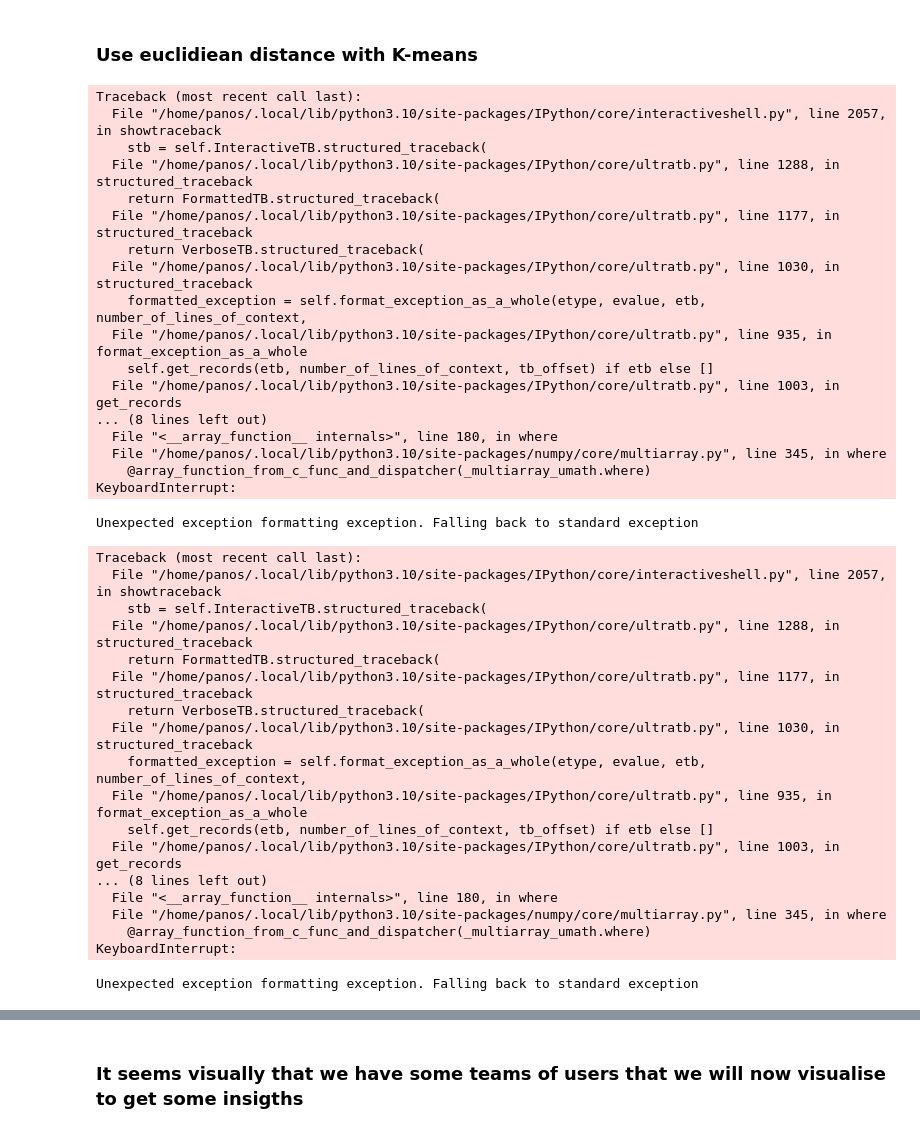
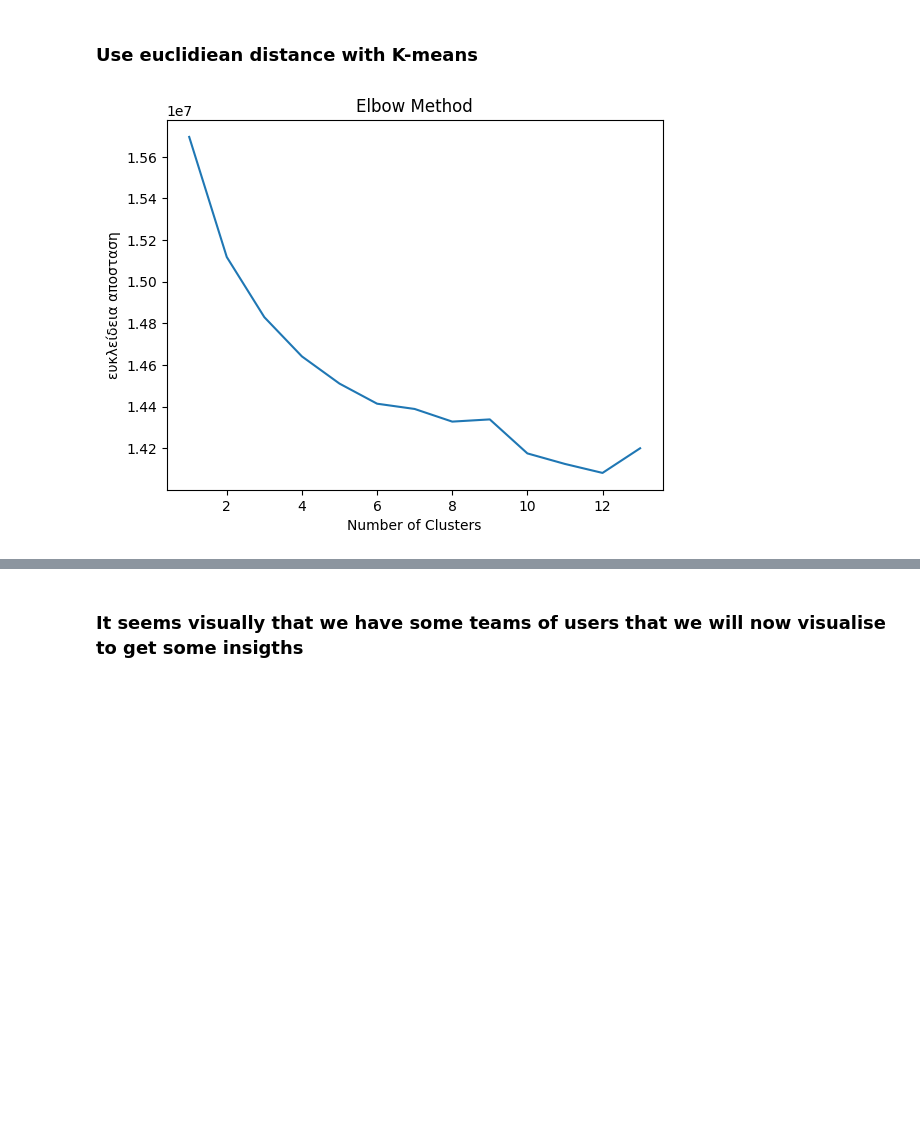
Before and after one commit to Panoskontos/Movie_reccomendation, a Jupyter notebook: main.ipynb, the cells around one changed output, grey strips where cells are left out. Cells and saved outputs as stored; diff of their text form; code cells hidden in the pictures; blank space fills up the shorter version.

```diff
--- a/main.ipynb
+++ b/main.ipynb
@@ -247,54 +271,19 @@ df_norm = R
 # %%
 # Determine the optimal number of clusters using the elbow method
 ssd = []
-for k in range(1, 18):
+for k in range(1, 14):
     kmeans = KMeans(n_clusters=k, init='k-means++', random_state=0)
     kmeans.fit(df_norm)
     ssd.append(kmeans.inertia_)
 
 # Plot the SSD vs. the number of clusters
 import matplotlib.pyplot as plt
-plt.plot(range(1, 18), ssd)
+plt.plot(range(1, 14), ssd)
 plt.title('Elbow Method')
 plt.xlabel('Number of Clusters')
 plt.ylabel('ευκλείδεια αποσταση')
 plt.show()
 # %% [output]
-Traceback (most recent call last):
-  File "/home/panos/.local/lib/python3.10/site-packages/IPython/core/interactiveshell.py", line 2057, in showtraceback
-    stb = self.InteractiveTB.structured_traceback(
-  File "/home/panos/.local/lib/python3.10/site-packages/IPython/core/ultratb.py", line 1288, in structured_traceback
-    return FormattedTB.structured_traceback(
-  File "/home/panos/.local/lib/python3.10/site-packages/IPython/core/ultratb.py", line 1177, in structured_traceback
-    return VerboseTB.structured_traceback(
-  File "/home/panos/.local/lib/python3.10/site-packages/IPython/core/ultratb.py", line 1030, in structured_traceback
-    formatted_exception = self.format_exception_as_a_whole(etype, evalue, etb, number_of_lines_of_context,
-  File "/home/panos/.local/lib/python3.10/site-packages/IPython/core/ultratb.py", line 935, in format_exception_as_a_whole
-    self.get_records(etb, number_of_lines_of_context, tb_offset) if etb else []
-  File "/home/panos/.local/lib/python3.10/site-packages/IPython/core/ultratb.py", line 1003, in get_records
-... (8 lines left out)
-  File "<__array_function__ internals>", line 180, in where
-  File "/home/panos/.local/lib/python3.10/site-packages/numpy/core/multiarray.py", line 345, in where
-    @array_function_from_c_func_and_dispatcher(_multiarray_umath.where)
-KeyboardInterrupt:
-Unexpected exception formatting exception. Falling back to standard exception
-Traceback (most recent call last):
-  File "/home/panos/.local/lib/python3.10/site-packages/IPython/core/interactiveshell.py", line 2057, in showtraceback
-    stb = self.InteractiveTB.structured_traceback(
-  File "/home/panos/.local/lib/python3.10/site-packages/IPython/core/ultratb.py", line 1288, in structured_traceback
-    return FormattedTB.structured_traceback(
-  File "/home/panos/.local/lib/python3.10/site-packages/IPython/core/ultratb.py", line 1177, in structured_traceback
-    return VerboseTB.structured_traceback(
-  File "/home/panos/.local/lib/python3.10/site-packages/IPython/core/ultratb.py", line 1030, in structured_traceback
-    formatted_exception = self.format_exception_as_a_whole(etype, evalue, etb, number_of_lines_of_context,
-  File "/home/panos/.local/lib/python3.10/site-packages/IPython/core/ultratb.py", line 935, in format_exception_as_a_whole
-    self.get_records(etb, number_of_lines_of_context, tb_offset) if etb else []
-  File "/home/panos/.local/lib/python3.10/site-packages/IPython/core/ultratb.py", line 1003, in get_records
-... (8 lines left out)
-  File "<__array_function__ internals>", line 180, in where
-  File "/home/panos/.local/lib/python3.10/site-packages/numpy/core/multiarray.py", line 345, in where
-    @array_function_from_c_func_and_dispatcher(_multiarray_umath.where)
-KeyboardInterrupt:
-Unexpected exception formatting exception. Falling back to standard exception
+[figure, added]
 # %%
 # cluster the users using k-means
```
Also changed, not shown: parts of 24 cells of this notebook, 1 other file.
